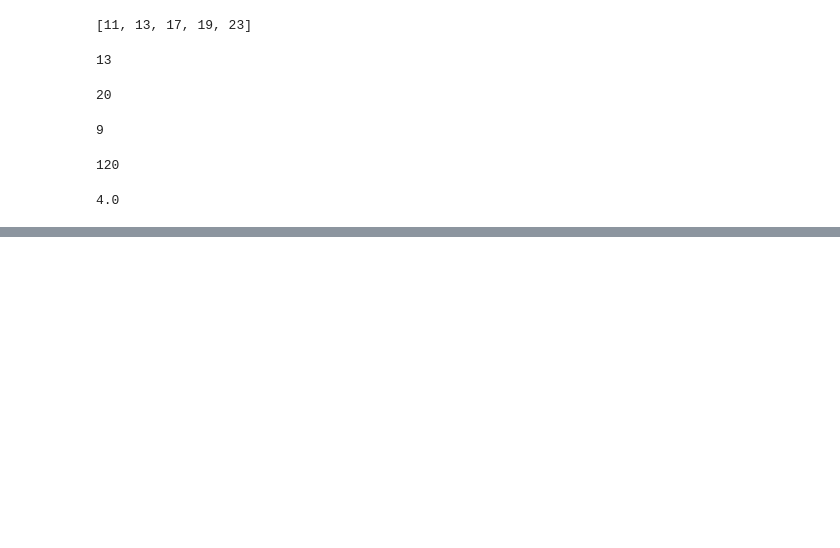
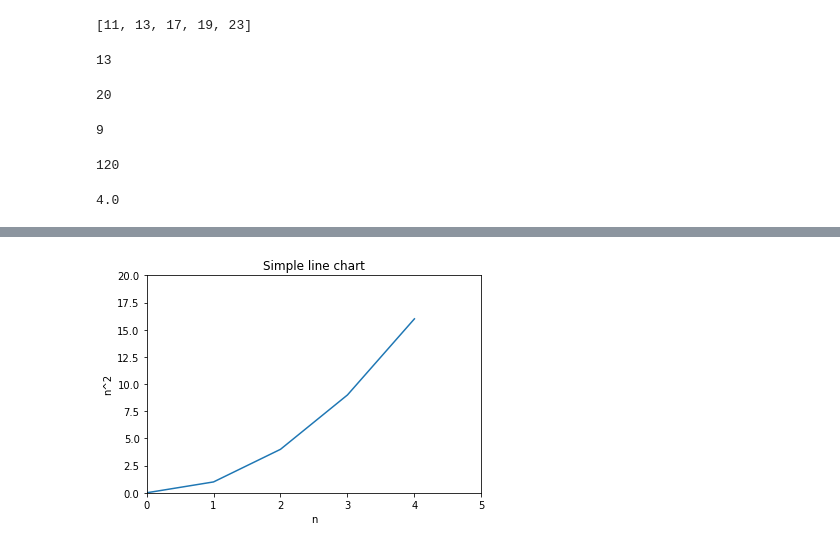
Before and after one commit to sharmasaravanan/Machine_learning, a Jupyter notebook: AI_ML-June-2021.ipynb, the cells around one changed output, grey strips where cells are left out. Saved outputs shown, nothing was run; the diff lists cells and outputs as text; code cells hidden in the pictures; blank space fills up the shorter version.

```diff
--- a/AI_ML-June-2021.ipynb
+++ b/AI_ML-June-2021.ipynb
@@ -1109,0 +1524,13 @@ maths 🧮
+# %%
+x = list(range(5))
+y = [i*i for i in x]
+y1 = [i*i*i for i in x]
+# %%
+plt.plot(x,y)
+plt.xlabel("n")
+plt.ylabel("n^2")
+plt.axis([0,5,0,20])
+plt.title("Simple line chart")
+plt.show()
+# %% [output]
+[figure, added]
```
Also changed, not shown: parts of 85 cells of this notebook.
